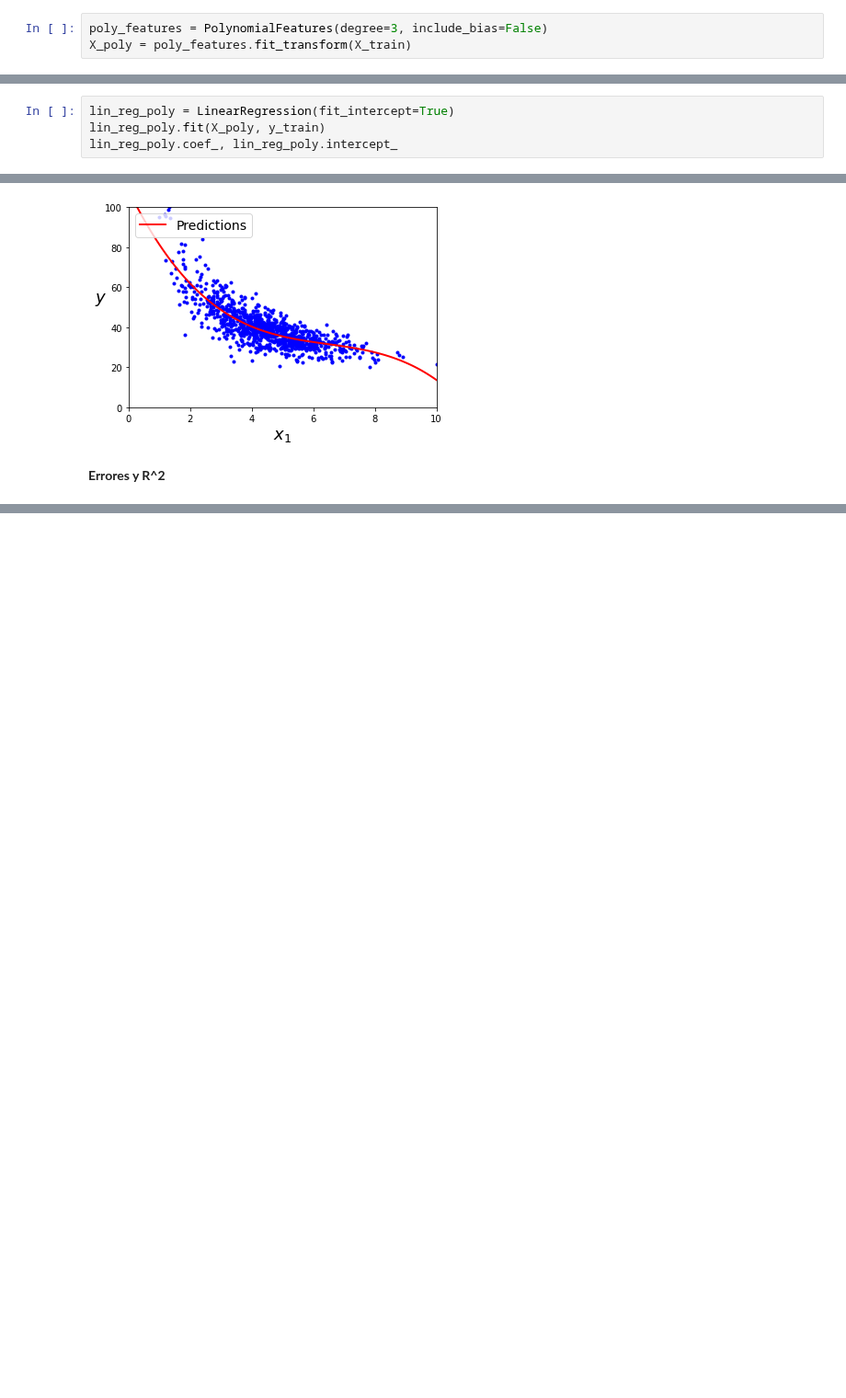
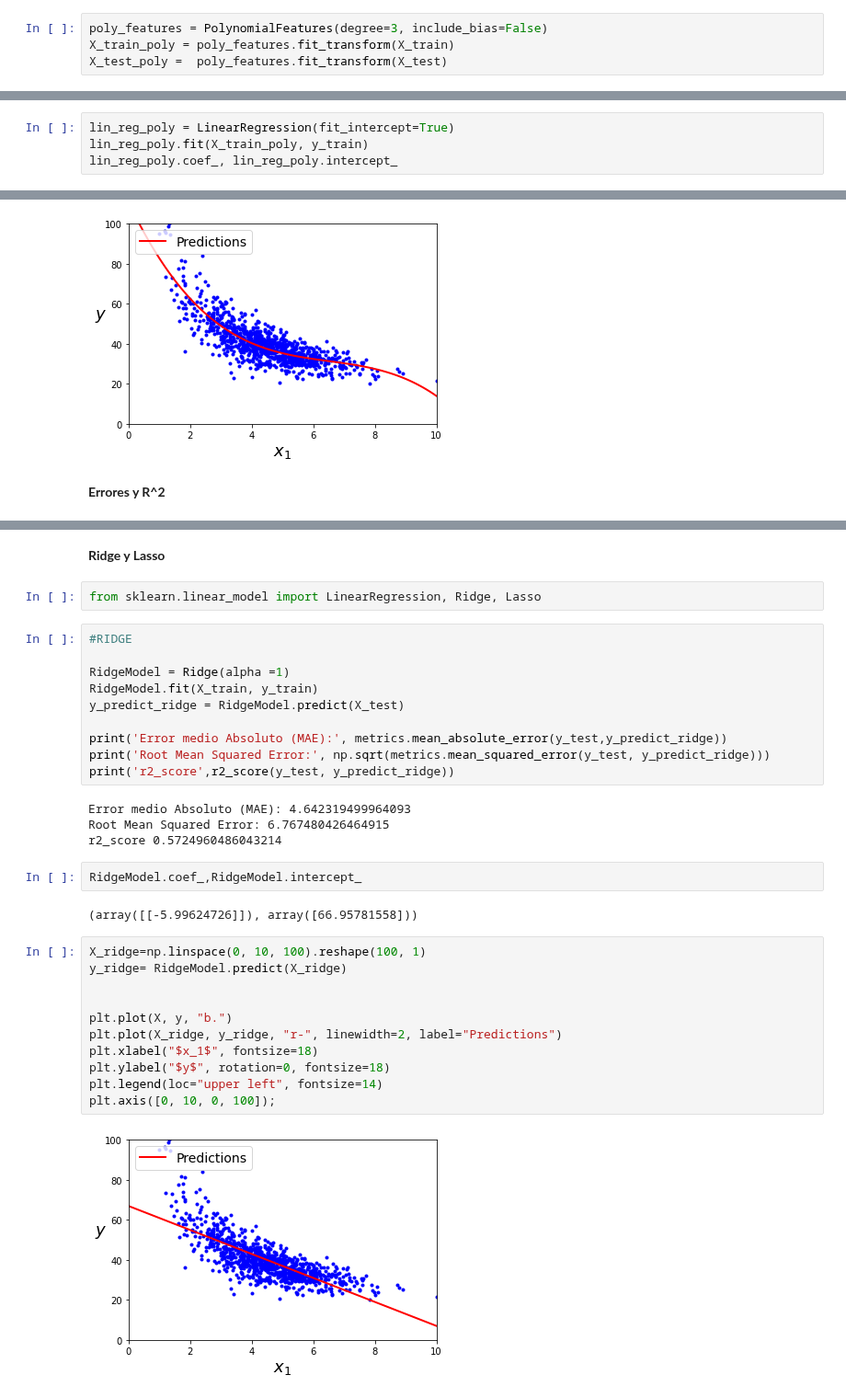
Before and after one commit to PosgradoMNA/actividades-de-aprendizaje-jesusrincon1328, a Jupyter notebook: Semana 7 /Regresión_y_K_means.ipynb, the cells around one changed output, grey strips where cells are left out. Shown at 92% size. Saved outputs shown, nothing was run; the diff lists cells and outputs as text; blank space fills up the shorter version.

```diff
--- a/Semana 7 /Regresión_y_K_means.ipynb
+++ b/Semana 7 /Regresión_y_K_means.ipynb
@@ -155,4 +155,5 @@ Realiza la  regresión polinomial completa, tu modelo generado (ecuación), su v
 from sklearn.preprocessing import PolynomialFeatures
 # %%
 poly_features = PolynomialFeatures(degree=3, include_bias=False)
-X_poly = poly_features.fit_transform(X_train)
+X_train_poly = poly_features.fit_transform(X_train)
+X_test_poly =  poly_features.fit_transform(X_test)
@@ -169,5 +170,5 @@ array([[  5.37254819,  28.86427401, 155.07470298],
 # %%
 lin_reg_poly = LinearRegression(fit_intercept=True)
-lin_reg_poly.fit(X_poly, y_train)
+lin_reg_poly.fit(X_train_poly, y_train)
 lin_reg_poly.coef_, lin_reg_poly.intercept_
 # %% [output]
@@ -192,0 +204,35 @@ plt.axis([0, 10, 0, 100]);
+# %% [markdown]
+**Ridge y Lasso**
+# %%
+from sklearn.linear_model import LinearRegression, Ridge, Lasso
+# %%
+#RIDGE
+
+RidgeModel = Ridge(alpha =1)
+RidgeModel.fit(X_train, y_train)
+y_predict_ridge = RidgeModel.predict(X_test)
+
+print('Error medio Absoluto (MAE):', metrics.mean_absolute_error(y_test,y_predict_ridge))
+print('Root Mean Squared Error:', np.sqrt(metrics.mean_squared_error(y_test, y_predict_ridge)))
+print('r2_score',r2_score(y_test, y_predict_ridge))
+# %% [output]
+Error medio Absoluto (MAE): 4.642319499964093
+Root Mean Squared Error: 6.767480426464915
+r2_score 0.5724960486043214
+# %%
+RidgeModel.coef_,RidgeModel.intercept_
+# %% [output]
+(array([[-5.99624726]]), array([66.95781558]))
+# %%
+X_ridge=np.linspace(0, 10, 100).reshape(100, 1)
+y_ridge= RidgeModel.predict(X_ridge)
+
+
+plt.plot(X, y, "b.")
+plt.plot(X_ridge, y_ridge, "r-", linewidth=2, label="Predictions")
+plt.xlabel("$x_1$", fontsize=18)
+plt.ylabel("$y$", rotation=0, fontsize=18)
+plt.legend(loc="upper left", fontsize=14)
+plt.axis([0, 10, 0, 100]);
+# %% [output]
+[figure, added]
```
Also changed, not shown: parts of 27 cells of this notebook.
